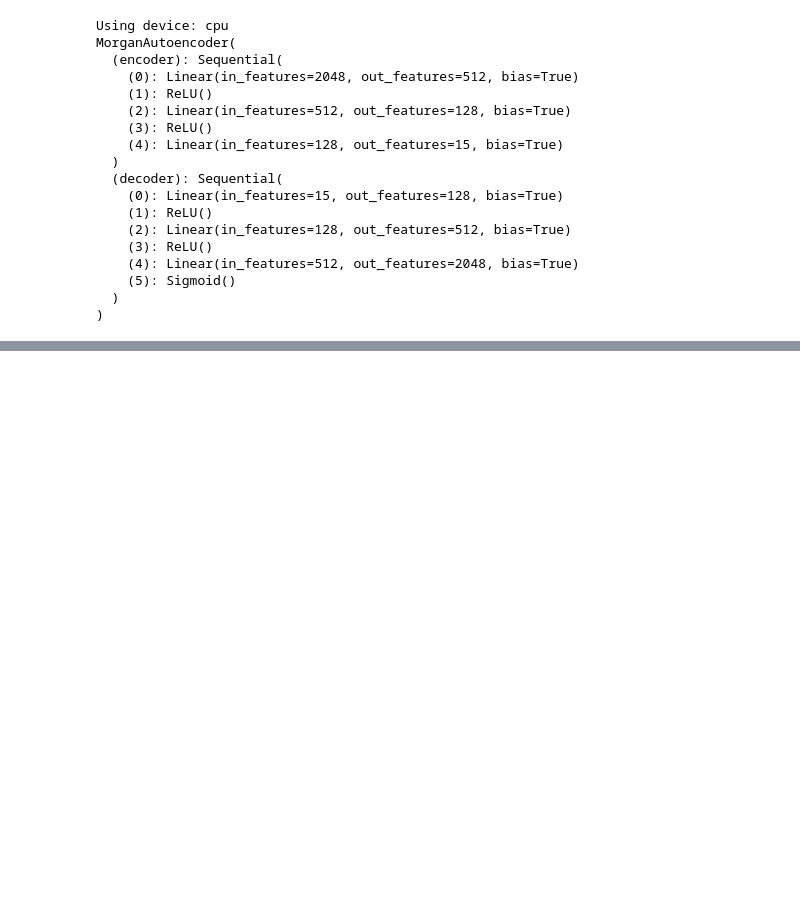
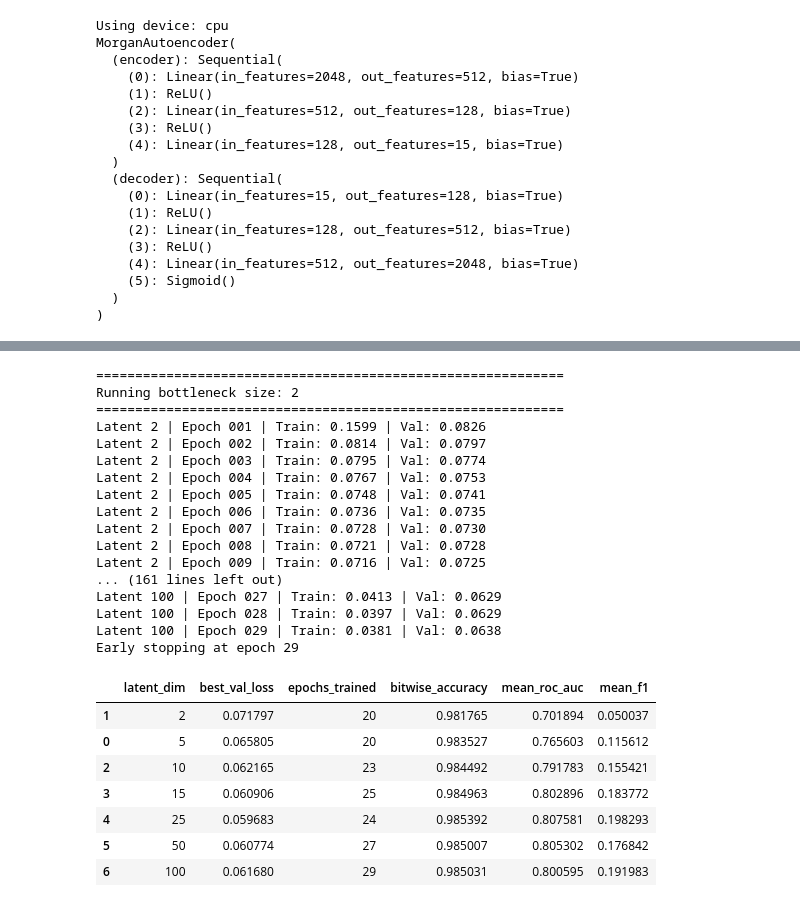
Before and after one commit to mell508-gif/predicting-predictability, a Jupyter notebook: objective_3_autoencoder.ipynb, the cells around one changed output, grey strips where cells are left out. Drawn from its saved outputs; the diff is of its cells as text; code cells hidden in the pictures; blank space fills up the shorter version.

```diff
--- a/objective_3_autoencoder.ipynb
+++ b/objective_3_autoencoder.ipynb
@@ -603,0 +678,65 @@ plt.show()
+# %%
+results = [
+    {
+        "latent_dim": 5,
+        "best_val_loss": test_best_val_loss,
+        "epochs_trained": test_epochs,
+        **metrics_5
+    }
+]
+
+for latent_dim in [2, 10, 15, 25, 50, 100]:
+
+    print("\n" + "=" * 60)
+    print(f"Running bottleneck size: {latent_dim}")
+    print("=" * 60)
+
+    model, best_val_loss, train_losses, val_losses, epochs_trained = (
+        run_bottleneck_experiment(latent_dim=latent_dim)
+    )
+
+    metrics = evaluate_autoencoder(model, test_loader)
+
+    results.append(
+        {
+            "latent_dim": latent_dim,
+            "best_val_loss": best_val_loss,
+            "epochs_trained": epochs_trained,
+            **metrics
+        }
+    )
+
+results_df = pd.DataFrame(results).sort_values("latent_dim")
+
+results_df.to_csv(
+    "data/morgan_autoencoder_bottleneck_sweep_results.csv",
+    index=False
+)
+
+results_df
+# %% [output]
+============================================================
+Running bottleneck size: 2
+============================================================
+Latent 2 | Epoch 001 | Train: 0.1599 | Val: 0.0826
+Latent 2 | Epoch 002 | Train: 0.0814 | Val: 0.0797
+Latent 2 | Epoch 003 | Train: 0.0795 | Val: 0.0774
+Latent 2 | Epoch 004 | Train: 0.0767 | Val: 0.0753
+Latent 2 | Epoch 005 | Train: 0.0748 | Val: 0.0741
+Latent 2 | Epoch 006 | Train: 0.0736 | Val: 0.0735
+Latent 2 | Epoch 007 | Train: 0.0728 | Val: 0.0730
+Latent 2 | Epoch 008 | Train: 0.0721 | Val: 0.0728
+Latent 2 | Epoch 009 | Train: 0.0716 | Val: 0.0725
+... (161 lines left out)
+Latent 100 | Epoch 027 | Train: 0.0413 | Val: 0.0629
+Latent 100 | Epoch 028 | Train: 0.0397 | Val: 0.0629
+Latent 100 | Epoch 029 | Train: 0.0381 | Val: 0.0638
+Early stopping at epoch 29
+|  | latent_dim | best_val_loss | epochs_trained | bitwise_accuracy | mean_roc_auc | mean_f1 |
+| 1 | 2 | 0.071797 | 20 | 0.981765 | 0.701894 | 0.050037 |
+| 0 | 5 | 0.065805 | 20 | 0.983527 | 0.765603 | 0.115612 |
+| 2 | 10 | 0.062165 | 23 | 0.984492 | 0.791783 | 0.155421 |
+| 3 | 15 | 0.060906 | 25 | 0.984963 | 0.802896 | 0.183772 |
+| 4 | 25 | 0.059683 | 24 | 0.985392 | 0.807581 | 0.198293 |
+| 5 | 50 | 0.060774 | 27 | 0.985007 | 0.805302 | 0.176842 |
+| 6 | 100 | 0.061680 | 29 | 0.985031 | 0.800595 | 0.191983 |
```
Also changed, not shown: parts of 21 cells of this notebook, 10 other files.
